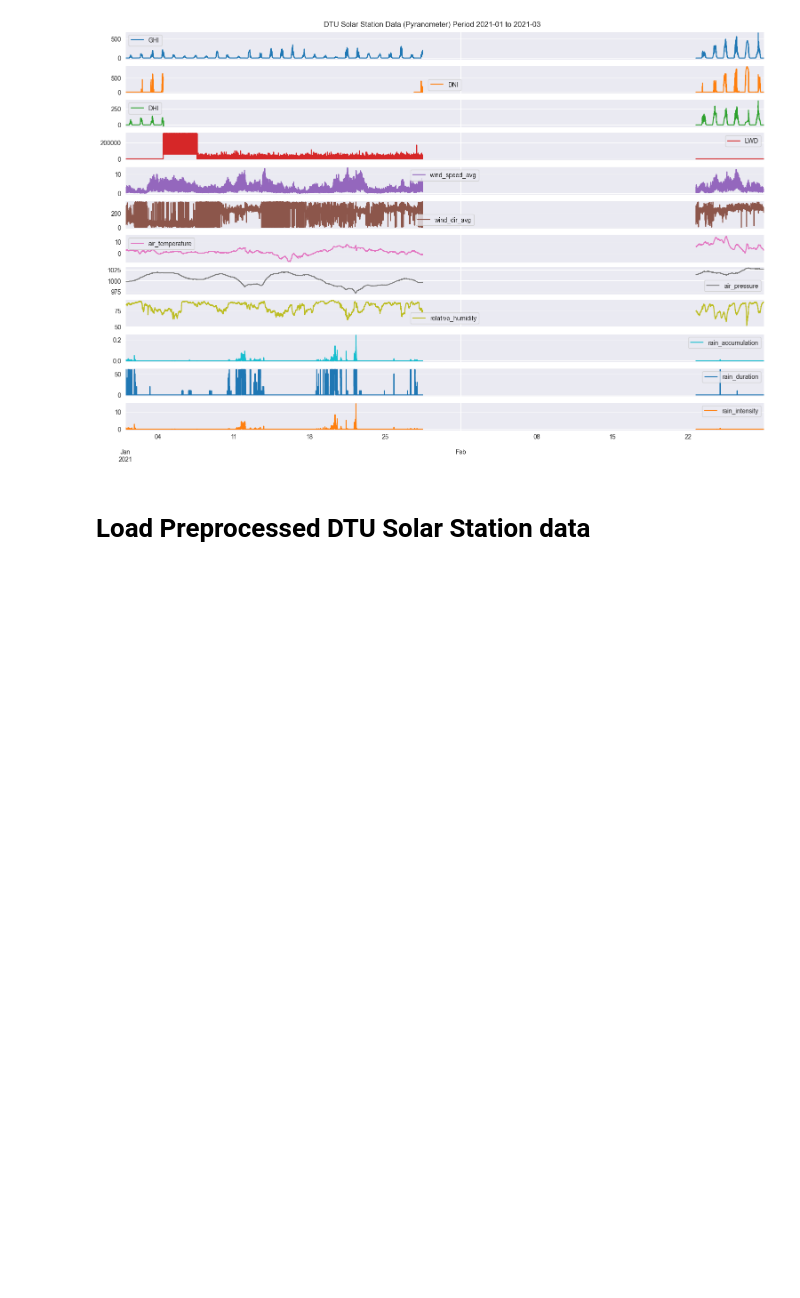
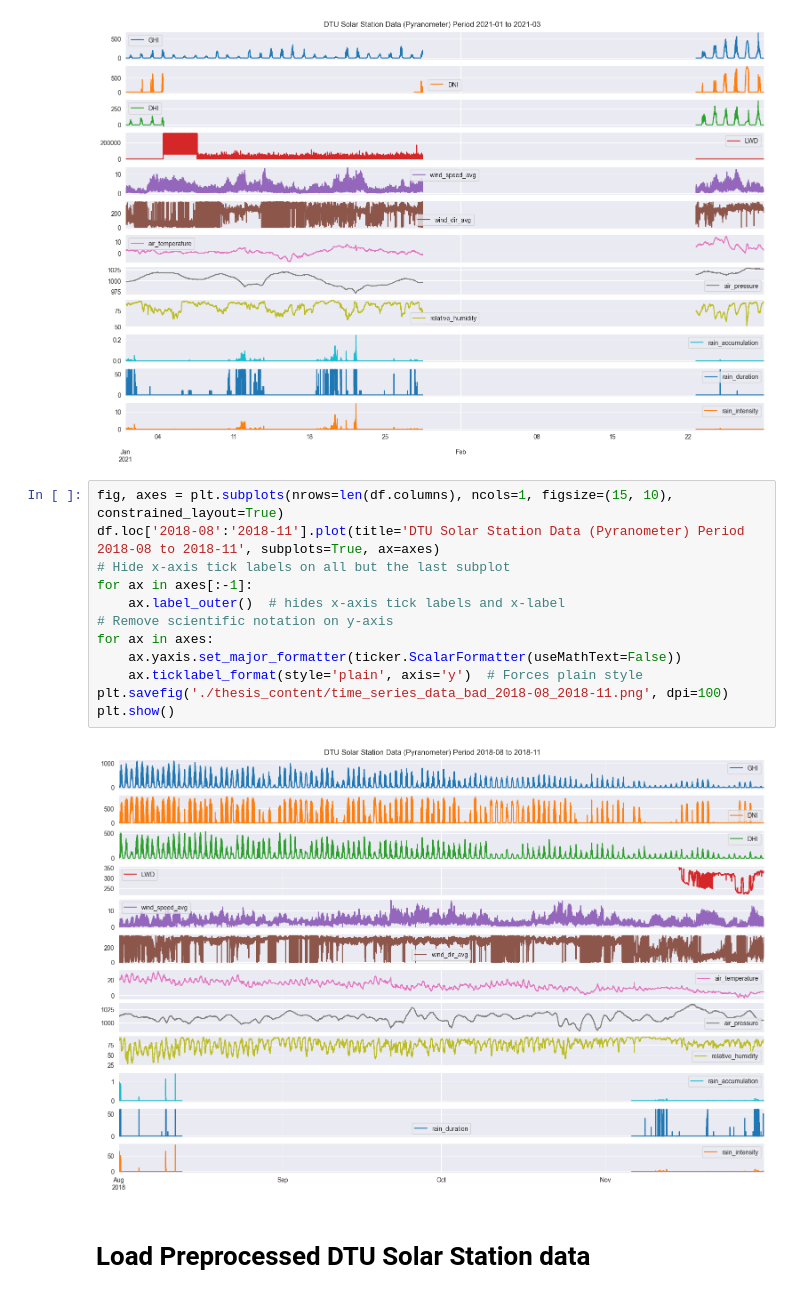
Before and after one commit to LucasDJensen/Solar-Irradiance-Nowcasting, a Jupyter notebook: dtu_solar_station_dataset.ipynb, the cells around one changed output. Saved outputs shown, nothing was run; the diff lists cells and outputs as text; blank space fills up the shorter version.

Commit message:
Added 2018 plot. Added count of sequences with missing data to visualize how many samples exist. Turned shuffling off in training due time dependence.

```diff
--- a/dtu_solar_station_dataset.ipynb
+++ b/dtu_solar_station_dataset.ipynb
@@ -139,6 +139,20 @@ for ax in axes:
 plt.show()
 # %% [output]
 [figure]
+# %%
+fig, axes = plt.subplots(nrows=len(df.columns), ncols=1, figsize=(15, 10), constrained_layout=True)
+df.loc['2018-08':'2018-11'].plot(title='DTU Solar Station Data (Pyranometer) Period 2018-08 to 2018-11', subplots=True, ax=axes)
+# Hide x-axis tick labels on all but the last subplot
+for ax in axes[:-1]:
+    ax.label_outer()  # hides x-axis tick labels and x-label
+# Remove scientific notation on y-axis
+for ax in axes:
+    ax.yaxis.set_major_formatter(ticker.ScalarFormatter(useMathText=False))
+    ax.ticklabel_format(style='plain', axis='y')  # Forces plain style
+plt.savefig('./thesis_content/time_series_data_bad_2018-08_2018-11.png', dpi=100)
+plt.show()
+# %% [output]
+[figure, added]
 # %% [markdown]
 # Load Preprocessed DTU Solar Station data
 # %%
```
Also changed, not shown: 3 other files.
